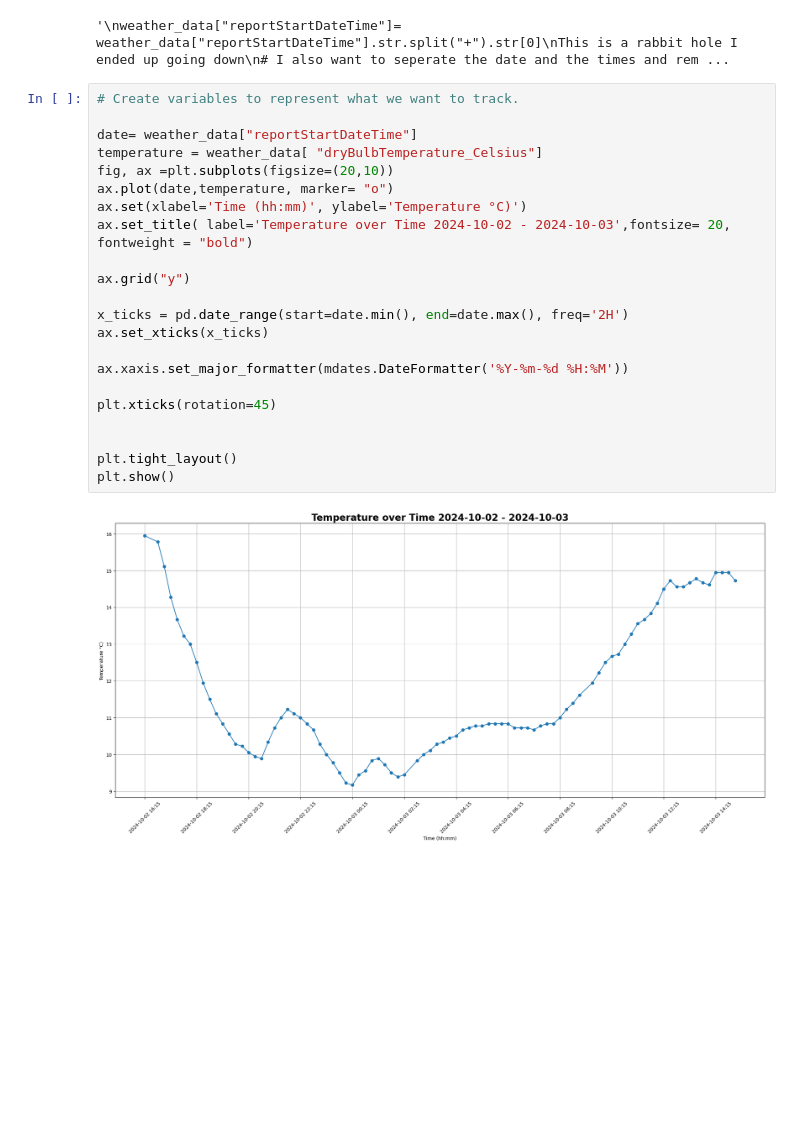
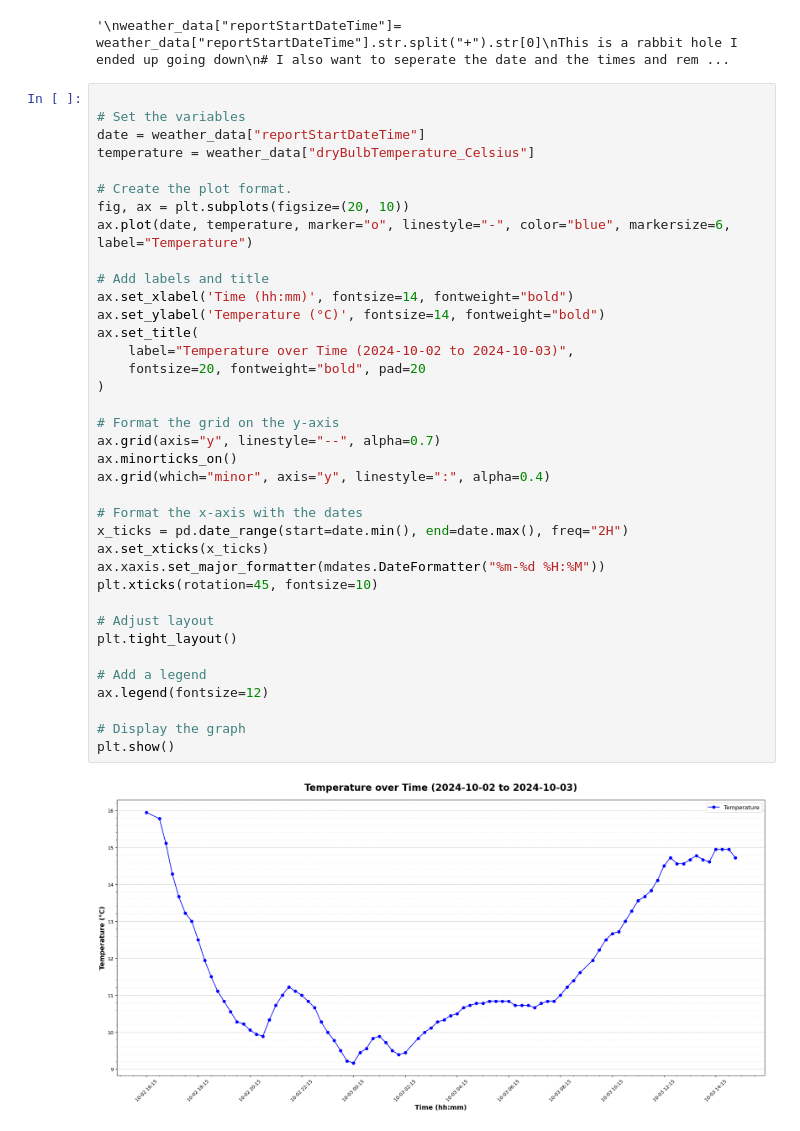
Before and after one commit to AndreHoarau/PFDA, a Jupyter notebook: assignments/assignment2-weather.ipynb, the cells around one changed output. Cells and saved outputs as stored; diff of their text form; blank space fills up the shorter version.

```diff
--- a/assignments/assignment2-weather.ipynb
+++ b/assignments/assignment2-weather.ipynb
@@ -49,28 +48,43 @@ weather_data[["reportStartDate","reportStartTime"]]= pd.to_datetime(weather_data
 datetime64[ns, UTC]
 '\nweather_data["reportStartDateTime"]= weather_data["reportStartDateTime"].str.split("+").str[0]\nThis is a rabbit hole I ended up going down\n# I also want to seperate the date and the times and rem ...
 # %%
-# Create variables to represent what we want to track.
 
-date= weather_data["reportStartDateTime"]
-temperature = weather_data[ "dryBulbTemperature_Celsius"]
-fig, ax =plt.subplots(figsize=(20,10))
-ax.plot(date,temperature, marker= "o")
-ax.set(xlabel='Time (hh:mm)', ylabel='Temperature °C)')
-ax.set_title( label='Temperature over Time 2024-10-02 - 2024-10-03',fontsize= 20, fontweight = "bold")
+# Set the variables
+date = weather_data["reportStartDateTime"]
+temperature = weather_data["dryBulbTemperature_Celsius"]
 
-ax.grid("y")
+# Create the plot format.
+fig, ax = plt.subplots(figsize=(20, 10))
+ax.plot(date, temperature, marker="o", linestyle="-", color="blue", markersize=6, label="Temperature")
 
-x_ticks = pd.date_range(start=date.min(), end=date.max(), freq='2H')
+# Add labels and title
+ax.set_xlabel('Time (hh:mm)', fontsize=14, fontweight="bold")
+ax.set_ylabel('Temperature (°C)', fontsize=14, fontweight="bold")
+ax.set_title(
+    label="Temperature over Time (2024-10-02 to 2024-10-03)",
+    fontsize=20, fontweight="bold", pad=20
+)
+
+# Format the grid on the y-axis
+ax.grid(axis="y", linestyle="--", alpha=0.7)
+ax.minorticks_on()
+ax.grid(which="minor", axis="y", linestyle=":", alpha=0.4)
+
+# Format the x-axis with the dates
+x_ticks = pd.date_range(start=date.min(), end=date.max(), freq="2H")
 ax.set_xticks(x_ticks)
+ax.xaxis.set_major_formatter(mdates.DateFormatter("%m-%d %H:%M"))
+plt.xticks(rotation=45, fontsize=10)
 
-ax.xaxis.set_major_formatter(mdates.DateFormatter('%Y-%m-%d %H:%M'))
+# Adjust layout
+plt.tight_layout()
 
-plt.xticks(rotation=45)
+# Add a legend
+ax.legend(fontsize=12)
 
-
-plt.tight_layout()
+# Display the graph
 plt.show()
 # %% [output]
-[figure, old version]
+[figure, new version]
 # %% [markdown]
 Resources used:
```
Also changed, not shown: parts of 3 cells of this notebook.
